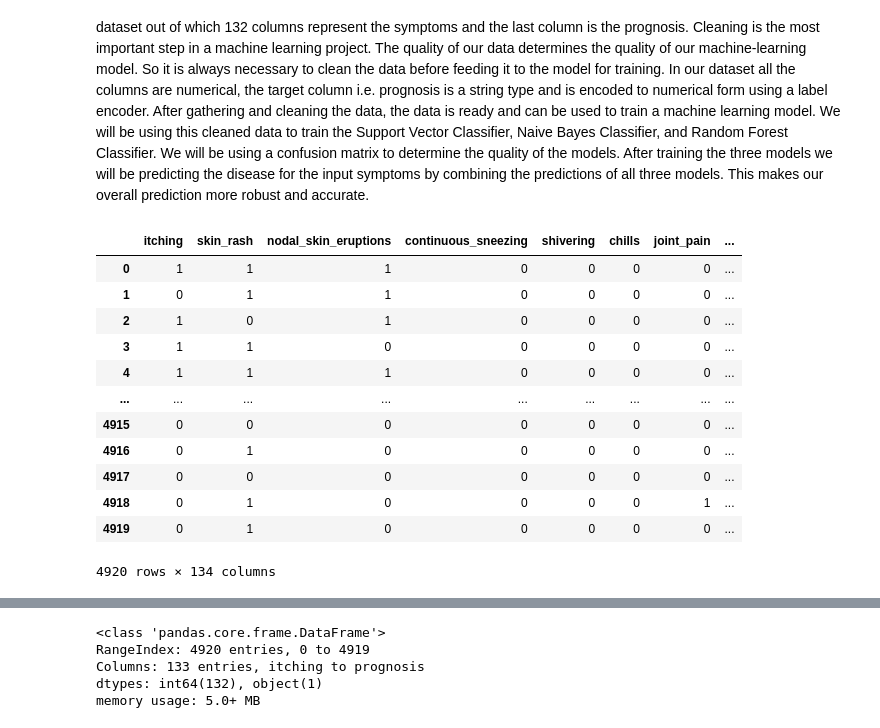
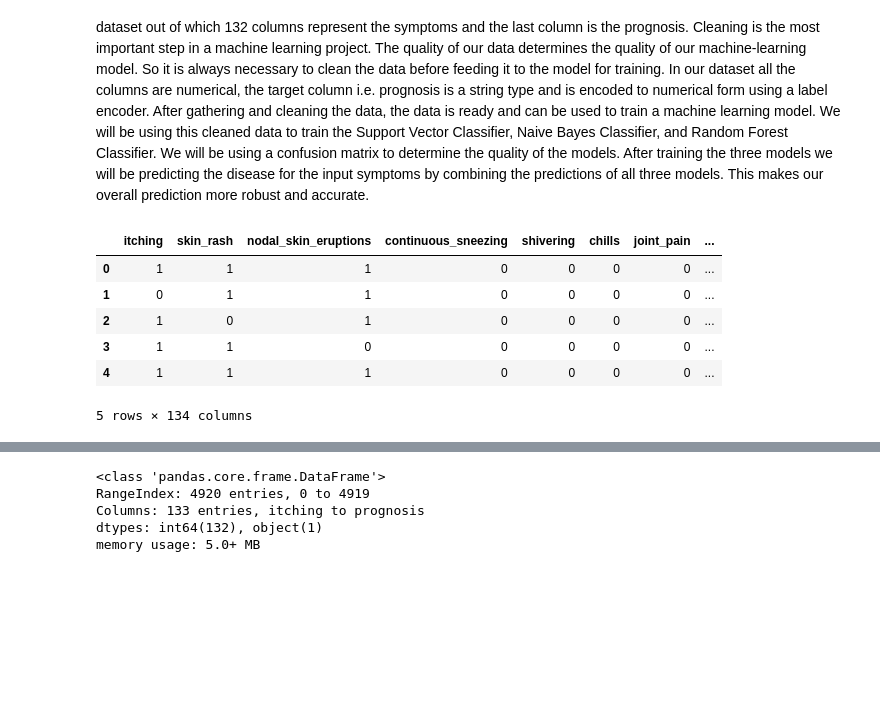
Before and after one commit to Kushagrarajsinghavisoft/Daily-works, a Jupyter notebook: April/09-04-2024/09-04-2024.ipynb, the cells around one changed output, grey strips where cells are left out. Saved outputs shown, nothing was run; the diff lists cells and outputs as text; code cells hidden in the pictures; blank space fills up the shorter version.

```diff
--- a/April/09-04-2024/09-04-2024.ipynb
+++ b/April/09-04-2024/09-04-2024.ipynb
@@ -26,17 +26,11 @@ testing_data=pd.read_csv("Training.csv")
 # %%
-training_data
+training_data.head()
 # %% [output]
 |  | itching | skin_rash | nodal_skin_eruptions | continuous_sneezing | shivering | chills | joint_pain | ... |
 | 0 | 1 | 1 | 1 | 0 | 0 | 0 | 0 | ... |
 | 1 | 0 | 1 | 1 | 0 | 0 | 0 | 0 | ... |
 | 2 | 1 | 0 | 1 | 0 | 0 | 0 | 0 | ... |
 | 3 | 1 | 1 | 0 | 0 | 0 | 0 | 0 | ... |
 | 4 | 1 | 1 | 1 | 0 | 0 | 0 | 0 | ... |
-| ... | ... | ... | ... | ... | ... | ... | ... | ... |
-| 4915 | 0 | 0 | 0 | 0 | 0 | 0 | 0 | ... |
-| 4916 | 0 | 1 | 0 | 0 | 0 | 0 | 0 | ... |
-| 4917 | 0 | 0 | 0 | 0 | 0 | 0 | 0 | ... |
-| 4918 | 0 | 1 | 0 | 0 | 0 | 0 | 1 | ... |
-| 4919 | 0 | 1 | 0 | 0 | 0 | 0 | 0 | ... |
-4920 rows × 134 columns
+5 rows × 134 columns
 # %%
```
Also changed, not shown: parts of 37 cells of this notebook.
